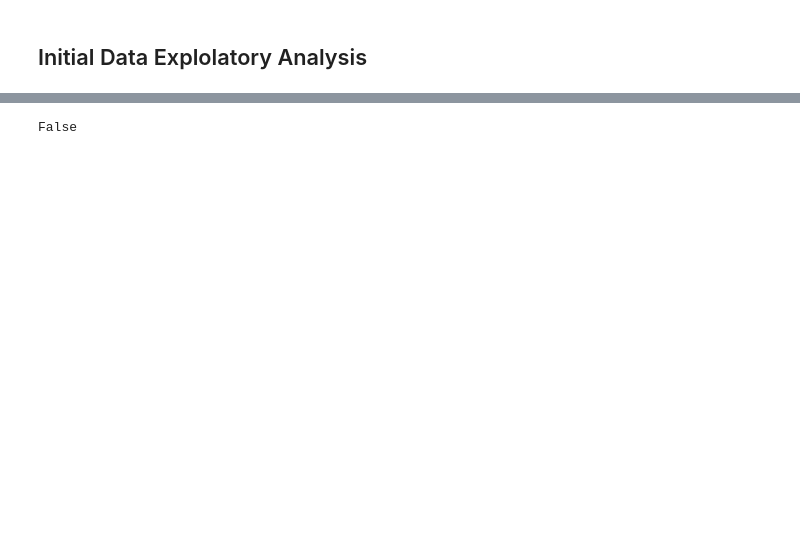
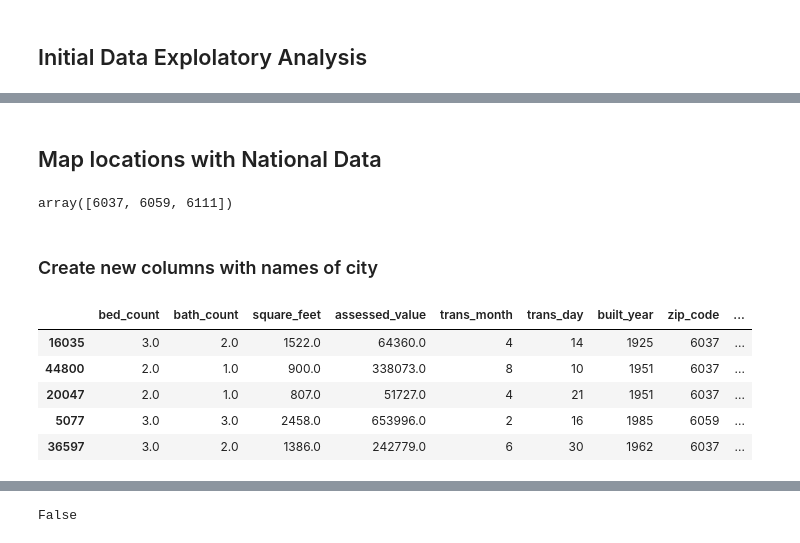
Before and after one commit to stephenkipkurui/regression-project, a Jupyter notebook: zillow_workspace.ipynb, the cells around one changed output, grey strips where cells are left out. Drawn from its saved outputs; the diff is of its cells as text; code cells hidden in the pictures; blank space fills up the shorter version.

```diff
--- a/zillow_workspace.ipynb
+++ b/zillow_workspace.ipynb
@@ -51,0 +88,26 @@ train.head()
+# %% [markdown]
+## Map locations with National Data
+# %%
+# Map fits with national data
+# (Source: https://www.nrcs.usda.gov/wps/portal/nrcs/detail/national/home/?cid=nrcs143_013697)
+
+# Get unique locations
+location = train.zip_code.unique()
+location
+# %% [output]
+array([6037, 6059, 6111])
+# %% [markdown]
+### Create new columns with names of city
+# %%
+train['city'] = train.zip_code.replace({6037: 'Los Angeles', 6059:'Orange', 6111:'Ventura'})
+validate['city'] = validate.zip_code.replace({6037: 'Los Angeles', 6059:'Orange', 6111:'Ventura'})
+test['city'] = test.zip_code.replace({6037: 'Los Angeles', 6059:'Orange', 6111:'Ventura'})
+
+train.head()
+# %% [output]
+|  | bed_count | bath_count | square_feet | assessed_value | trans_month | trans_day | built_year | zip_code | ... |
+| 16035 | 3.0 | 2.0 | 1522.0 | 64360.0 | 4 | 14 | 1925 | 6037 | ... |
+| 44800 | 2.0 | 1.0 | 900.0 | 338073.0 | 8 | 10 | 1951 | 6037 | ... |
+| 20047 | 2.0 | 1.0 | 807.0 | 51727.0 | 4 | 21 | 1951 | 6037 | ... |
+| 5077 | 3.0 | 3.0 | 2458.0 | 653996.0 | 2 | 16 | 1985 | 6059 | ... |
+| 36597 | 3.0 | 2.0 | 1386.0 | 242779.0 | 6 | 30 | 1962 | 6037 | ... |
```
Also changed, not shown: parts of 43 cells of this notebook.
